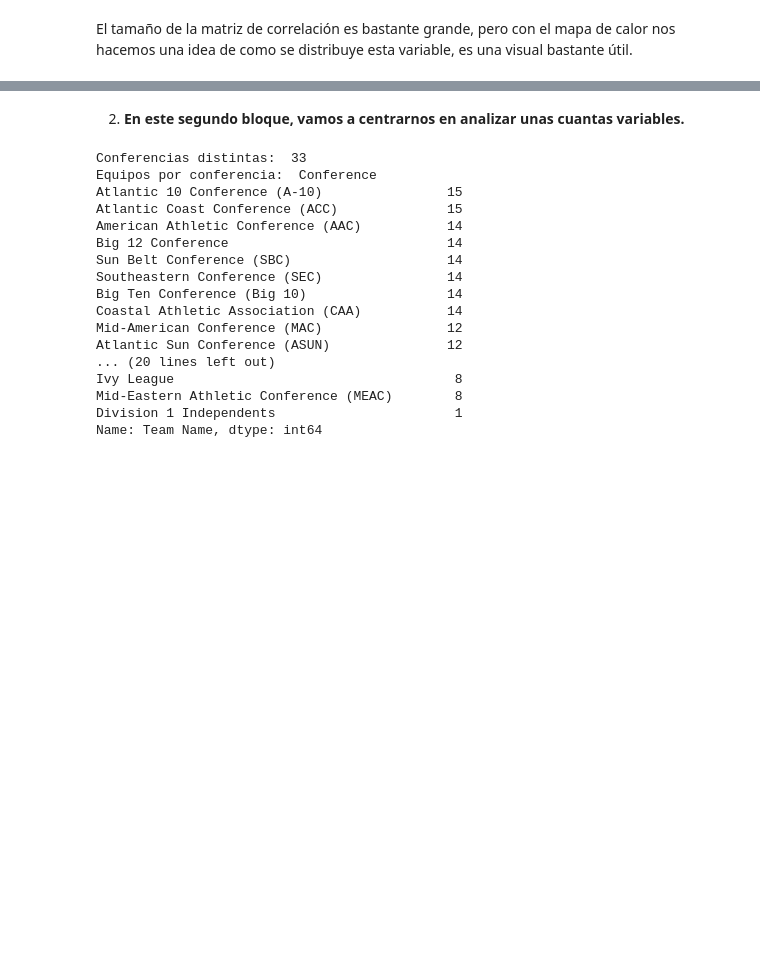
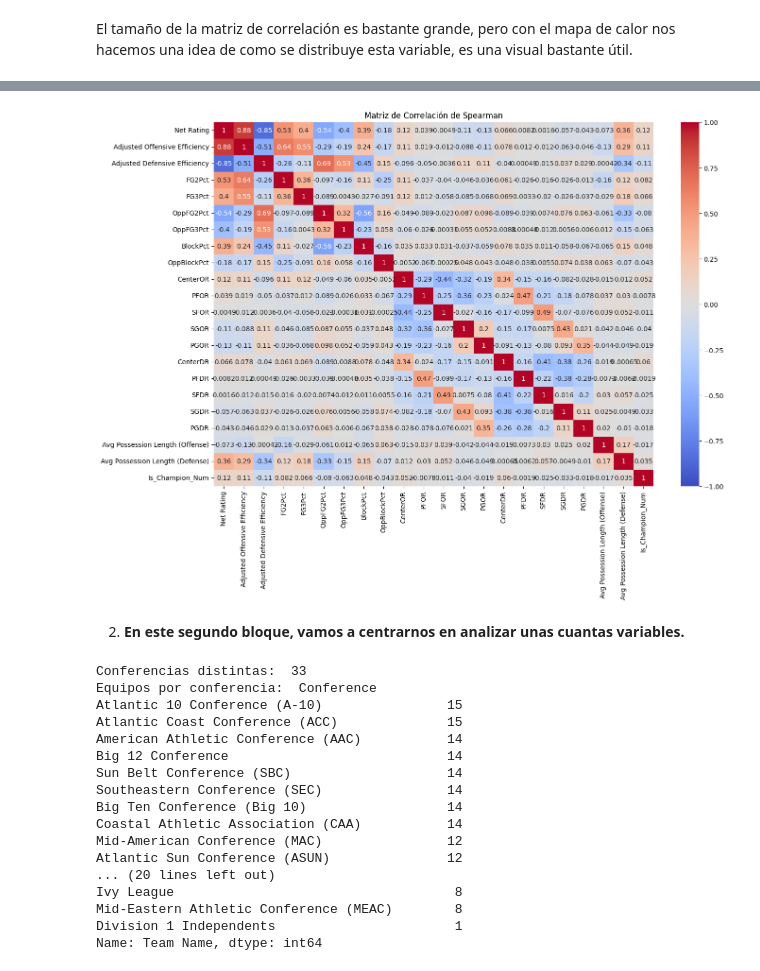
Before and after one commit to AlbertoVentura8/AnalisisDataset, a Jupyter notebook: MarchMad_Analisis.ipynb, the cells around one changed output, grey strips where cells are left out. Drawn from its saved outputs; the diff is of its cells as text; code cells hidden in the pictures; blank space fills up the shorter version.

```diff
--- a/MarchMad_Analisis.ipynb
+++ b/MarchMad_Analisis.ipynb
@@ -226,0 +552,16 @@ Equipos distintos a lo largo de estos últimos 20 años:  362
+# %%
+# Seleccionar las variables que quieres analizar
+variables = ['Net Rating', 'Adjusted Offensive Efficiency', 'Adjusted Defensive Efficiency',
+             'FG2Pct', 'FG3Pct', 'OppFG2Pct', 'OppFG3Pct', 'BlockPct', 'OppBlockPct',
+             'CenterOR', 'PFOR', 'SFOR', 'SGOR', 'PGOR','CenterDR', 'PFDR', 'SFDR', 'SGDR', 'PGDR',
+             'Avg Possession Length (Offense)', 'Avg Possession Length (Defense)' ]
+
+# Crear un DataFrame para las variables seleccionadas y la columna objetivo (Is_Champion_Num)
+variables_elegidas = March_Madness_df[variables + ['Is_Champion_Num']]
+
+# Calcular la correlación de Spearman para todas las variables
+spearman_corr = variables_elegidas.corr(method='spearman')
+
+# Mostrar la correlación de cada variable con respecto a Is_Champion_Num
+print("Correlación de Spearman con Is_Champion_Num:")
+print(spearman_corr['Is_Champion_Num'].sort_values(ascending=False))
@@ -227,3 +586,13 @@ Equipos distintos a lo largo de estos últimos 20 años:  362
+# %%
+corr_matriz_sp = variables_elegidas.corr(method='spearman')
+
+# Graficar un heatmap de las correlaciones
+plt.figure(figsize=(15, 10))
+sns.heatmap(corr_matriz_sp, annot=True, cmap='coolwarm', vmin=-1, vmax=1)
+plt.title('Matriz de Correlación de Spearman')
+plt.show()
+# %% [output]
+[figure, added]
 # %% [markdown]
 
 2.  **En este segundo bloque, vamos a centrarnos en analizar unas cuantas variables.**
```
Also changed, not shown: parts of 46 cells of this notebook.
